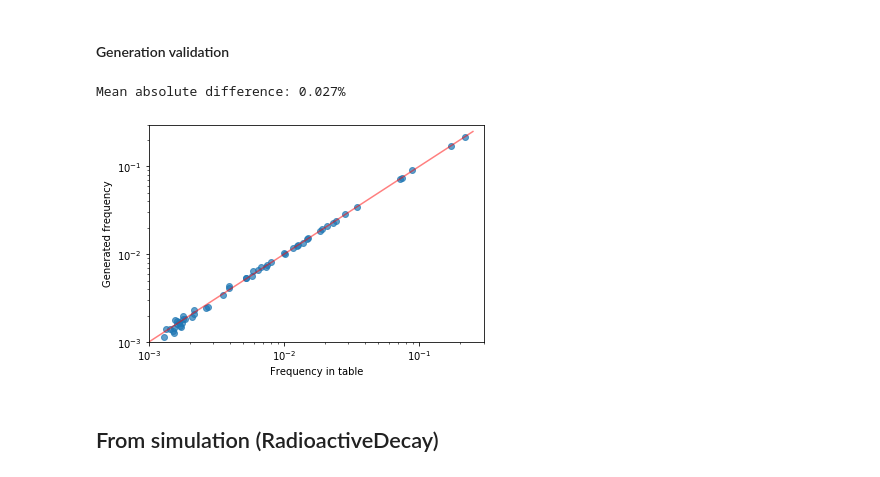
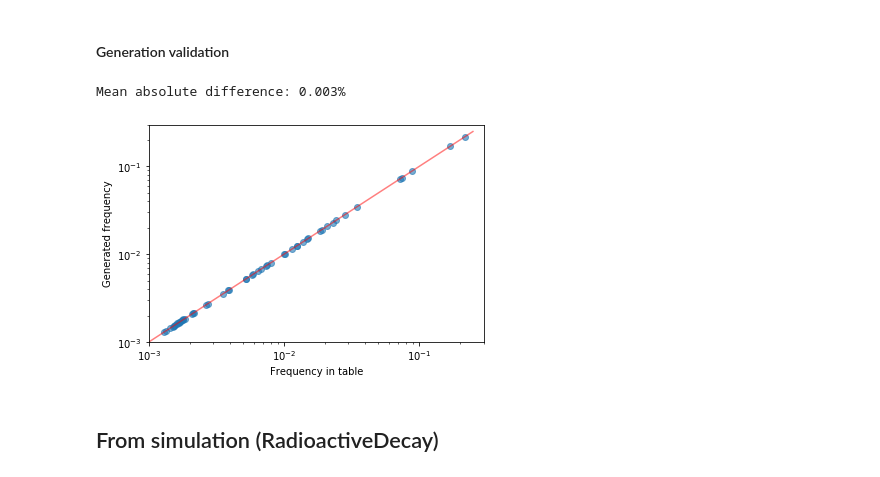
Before and after one commit to Balazzs/HPGECalorimeter, a Jupyter notebook: Analysis.ipynb, the cells around one changed output. Drawn from its saved outputs; the diff is of its cells as text; code cells hidden in the pictures.

```diff
--- a/Analysis.ipynb
+++ b/Analysis.ipynb
@@ -126,3 +128,6 @@ def plot_L_vs_E(data, name=None):
+# %%
+table = pd.read_csv("build/U_238.txt", delimiter="\t")
+table["Norm_prob"] = table["Probability"] / table["Probability"].sum()
 # %% [markdown]
 # Data analysis
 # %%
@@ -326,32 +331,33 @@ plt.savefig("figures/U_238_table_simple_geom.svg", bbox_layout="tight")
 # %% [output]
 [figure]
 # %%
+#initial energy of photons
 primary_energies = np.loadtxt("data/uranium_table_simple_detector/primary_energies.txt")
-table = np.loadtxt("build/U_238.txt")
+primary_energies = np.loadtxt("data/data_table_simple_geom_big/primaryEnergies.txt")
 # %% [markdown]
 #### Generation validation
 # %%
 primary_numbers = np.unique(primary_energies, return_counts=True)[1]
 primary_freq    = primary_numbers / sum(primary_numbers)
 
-plt.scatter(table[:, 1], primary_freq, alpha=0.7)
+plt.scatter(table["Norm_prob"], primary_freq, alpha=0.6)
 plt.plot([0, 0.25], [0, 0.25], color="red", alpha=0.5)
 
 plt.xlabel("Frequency in table")
 plt.ylabel("Generated frequency")
 
 plt.yscale("log")
 plt.xscale("log")
 plt.ylim(0.001, 0.3)
 plt.xlim(0.001, 0.3)
 
-avg_diff = sum(abs(table[:, 1] - primary_freq)) / len(table)
+avg_diff = sum(abs(table["Norm_prob"] - primary_freq)) / len(table)
 print ("Mean absolute difference: %.3f%%" % (avg_diff * 100))
 
-plt.savefig("figures/U_238_table_simple_geom_frequency_check.svg", bbox_layout="tight")
+plt.savefig("figures/table_simple_geom_big_frequency_check.svg", bbox_layout="tight")
 # %% [output]
-Mean absolute difference: 0.027%
+Mean absolute difference: 0.003%
-[figure, old version]
+[figure, new version]
 # %% [markdown]
 ## From simulation (RadioactiveDecay)
 # %%
```
Also changed, not shown: parts of 11 cells of this notebook, 21 other files.
